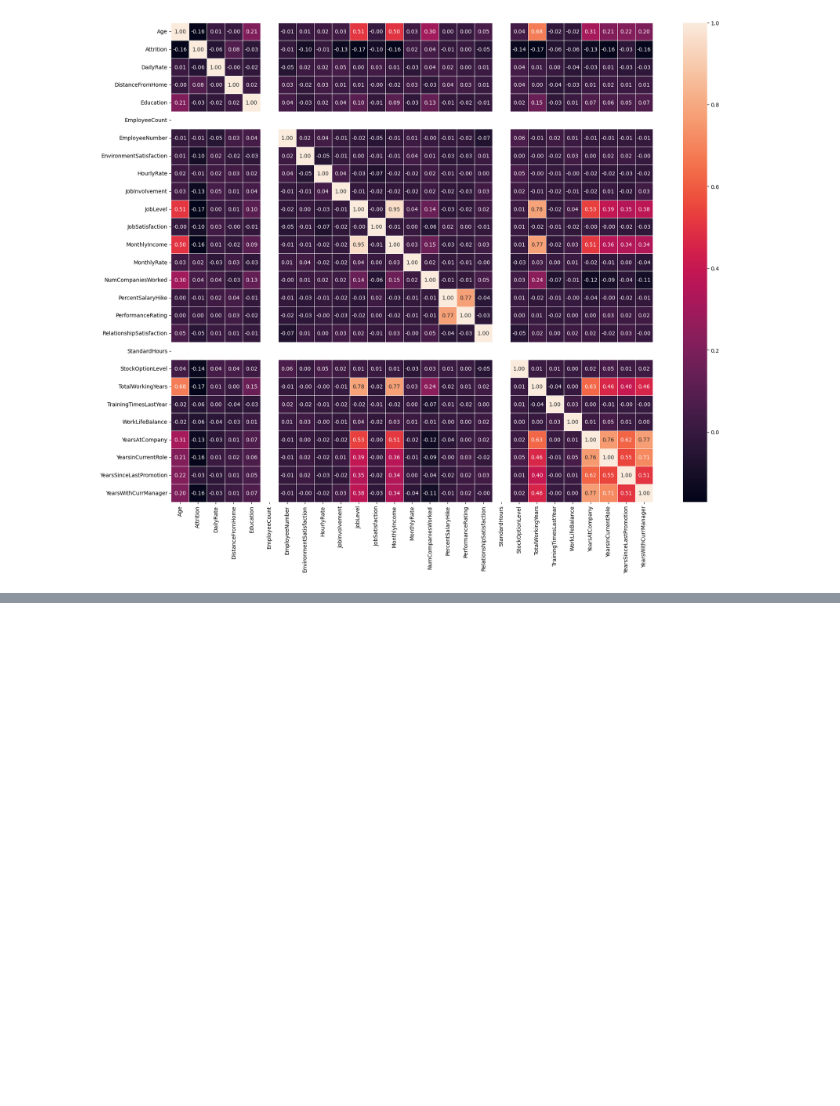
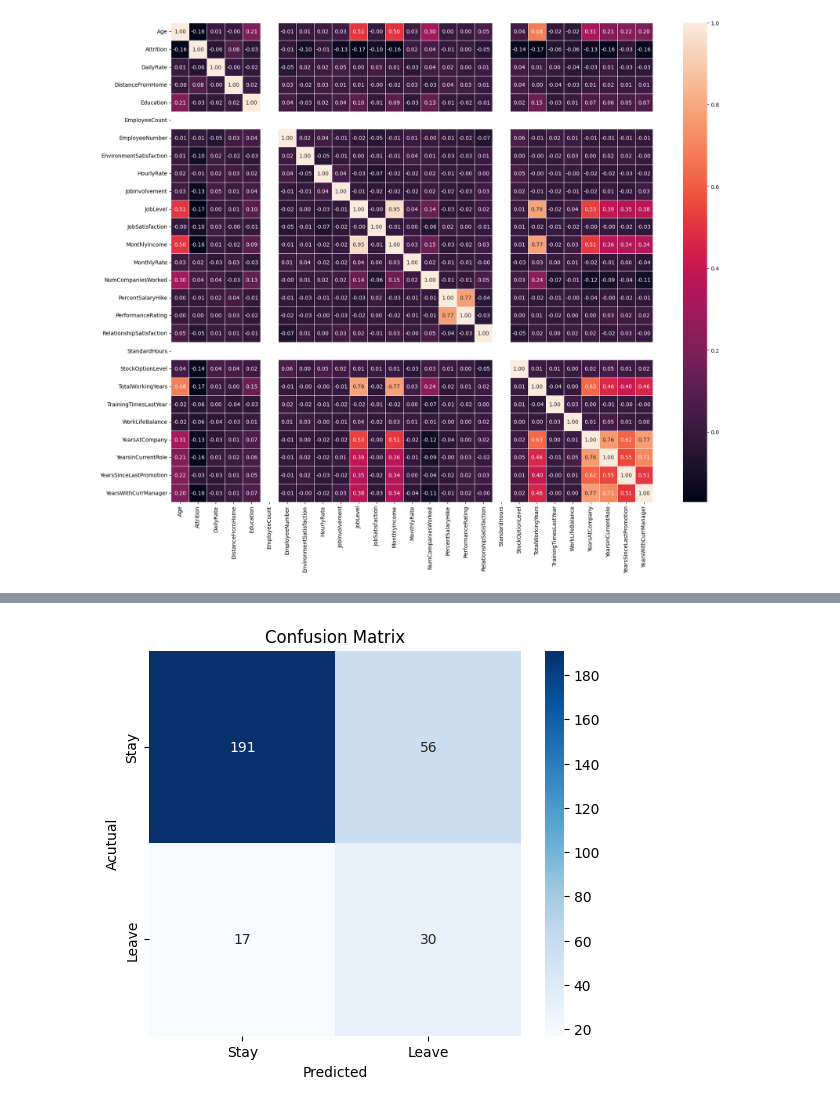
Before and after one commit to 05-Jagritii/Employee-Arrtrition, a Jupyter notebook: notebooks/EDA.ipynb, the cells around one changed output, grey strips where cells are left out. Drawn from its saved outputs; the diff is of its cells as text; code cells hidden in the pictures; blank space fills up the shorter version.

Commit message:
Model comparision and model selection done

```diff
--- a/notebooks/EDA.ipynb
+++ b/notebooks/EDA.ipynb
@@ -246,0 +317,10 @@ plt.show()
+# %%
+from sklearn.model_selection import train_test_split
+
+X_train,X_test, y_train, y_test = train_test_split(
+    X,
+    y,
+    test_size=0.2,
+    random_state=42,
+    stratify=y # To keep the class proportions similar in both training and test
+)
@@ -246,0 +332,7 @@ plt.show()
+# %%
+logistic_pipeline = Pipeline([
+    ('preprocessor',preprocessor),
+    ('classifier',LogisticRegression(random_state=42,class_weight='balanced'))
+])
+# %%
+logistic_pipeline.fit(X_train,y_train)
@@ -246,0 +357,2 @@ plt.show()
+# %%
+y_pred_reg = logistic_pipeline.predict(X_test)
@@ -246,0 +394,22 @@ plt.show()
+# %%
+import matplotlib.pyplot as plt
+import seaborn as sns
+
+cm = confusion_matrix(y_test,y_pred_reg)
+
+plt.figure(figsize=(6,5))
+
+sns.heatmap(
+    cm,
+    annot=True,
+    fmt='d',
+    cmap='Blues',
+    xticklabels=['Stay','Leave'],
+    yticklabels=['Stay','Leave']
+)
+plt.xlabel('Predicted')
+plt.ylabel('Acutual')
+plt.title('Confusion Matrix')
+plt.show()
+# %% [output]
+[figure, added]
```
Also changed, not shown: parts of 36 cells of this notebook, 2 other files.
